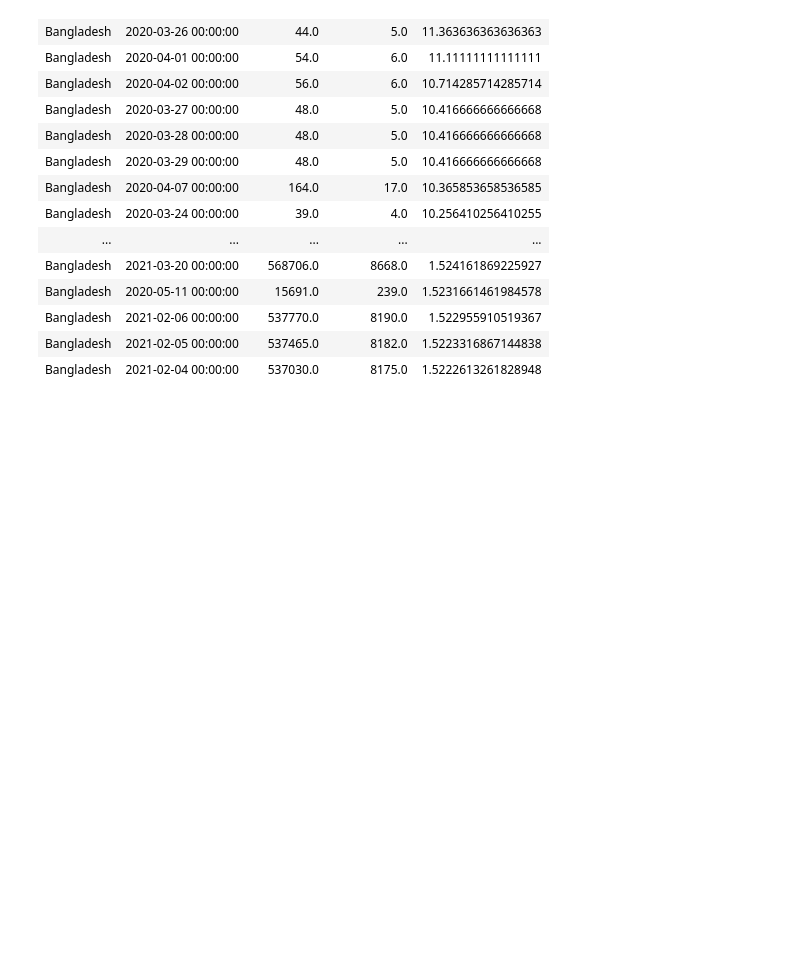
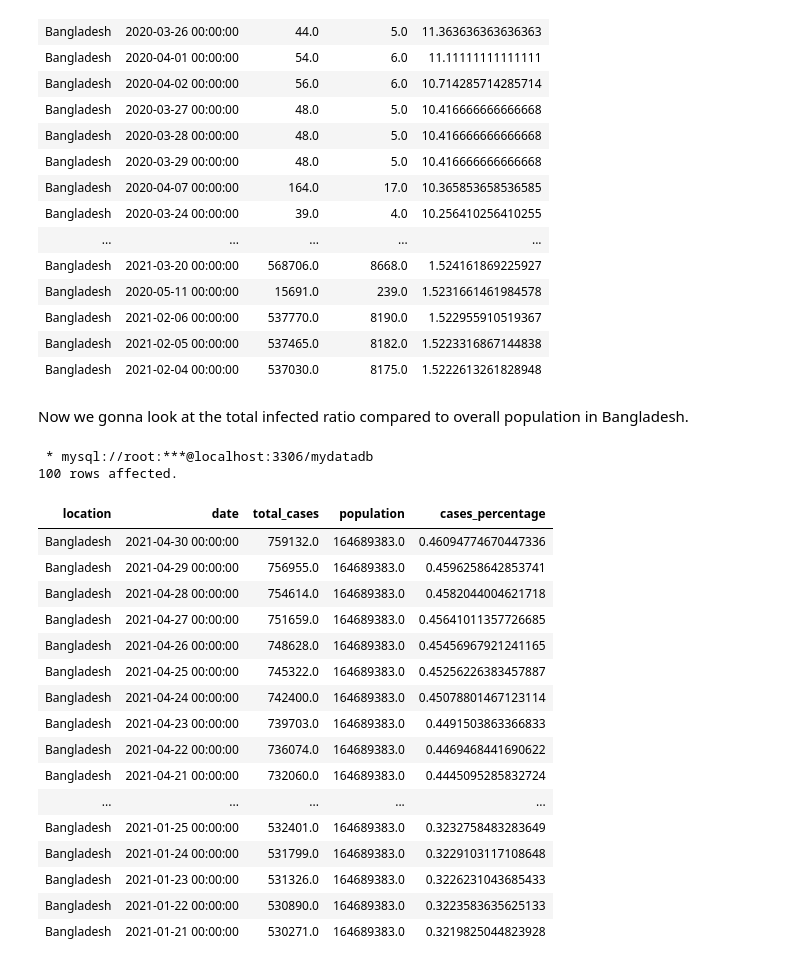
Before and after one commit to ncdas/Covid19-Data-Exploration, a Jupyter notebook: Covid-19 Data Exploration in SQL.ipynb, the cells around one changed output. Saved outputs shown, nothing was run; the diff lists cells and outputs as text; code cells hidden in the pictures; blank space fills up the shorter version.

```diff
--- a/Covid-19 Data Exploration in SQL.ipynb
+++ b/Covid-19 Data Exploration in SQL.ipynb
@@ -92,3 +103,33 @@ LIMIT 100;
 | Bangladesh | 2021-02-06 00:00:00 | 537770.0 | 8190.0 | 1.522955910519367 |
 | Bangladesh | 2021-02-05 00:00:00 | 537465.0 | 8182.0 | 1.5223316867144838 |
 | Bangladesh | 2021-02-04 00:00:00 | 537030.0 | 8175.0 | 1.5222613261828948 |
+# %% [markdown]
+Now we gonna look at the total infected ratio compared to overall population in Bangladesh.
+# %%
+%%sql
+
+SELECT location, date, total_cases, population, (total_cases/population)*100 AS cases_percentage
+FROM covid_deaths
+WHERE location like '%desh%' and continent is not null
+ORDER BY 5 DESC, 2
+LIMIT 100;
+# %% [output]
+ * mysql://root:***@localhost:3306/mydatadb
+100 rows affected.
+| location | date | total_cases | population | cases_percentage |
+| Bangladesh | 2021-04-30 00:00:00 | 759132.0 | 164689383.0 | 0.46094774670447336 |
+| Bangladesh | 2021-04-29 00:00:00 | 756955.0 | 164689383.0 | 0.4596258642853741 |
+| Bangladesh | 2021-04-28 00:00:00 | 754614.0 | 164689383.0 | 0.4582044004621718 |
+| Bangladesh | 2021-04-27 00:00:00 | 751659.0 | 164689383.0 | 0.45641011357726685 |
+| Bangladesh | 2021-04-26 00:00:00 | 748628.0 | 164689383.0 | 0.45456967921241165 |
+| Bangladesh | 2021-04-25 00:00:00 | 745322.0 | 164689383.0 | 0.45256226383457887 |
+| Bangladesh | 2021-04-24 00:00:00 | 742400.0 | 164689383.0 | 0.45078801467123114 |
+| Bangladesh | 2021-04-23 00:00:00 | 739703.0 | 164689383.0 | 0.4491503863366833 |
+| Bangladesh | 2021-04-22 00:00:00 | 736074.0 | 164689383.0 | 0.4469468441690622 |
+| Bangladesh | 2021-04-21 00:00:00 | 732060.0 | 164689383.0 | 0.4445095285832724 |
+| ... | ... | ... | ... | ... |
+| Bangladesh | 2021-01-25 00:00:00 | 532401.0 | 164689383.0 | 0.3232758483283649 |
+| Bangladesh | 2021-01-24 00:00:00 | 531799.0 | 164689383.0 | 0.3229103117108648 |
+| Bangladesh | 2021-01-23 00:00:00 | 531326.0 | 164689383.0 | 0.3226231043685433 |
+| Bangladesh | 2021-01-22 00:00:00 | 530890.0 | 164689383.0 | 0.3223583635625133 |
+| Bangladesh | 2021-01-21 00:00:00 | 530271.0 | 164689383.0 | 0.3219825044823928 |
```
Also changed, not shown: parts of 8 cells of this notebook.
